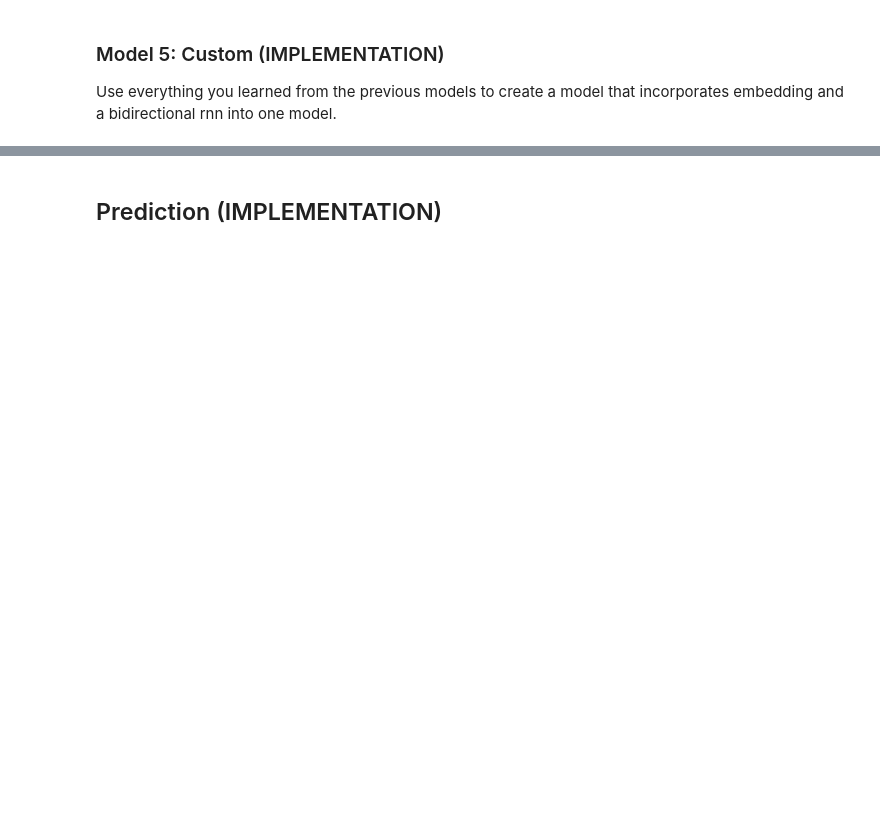
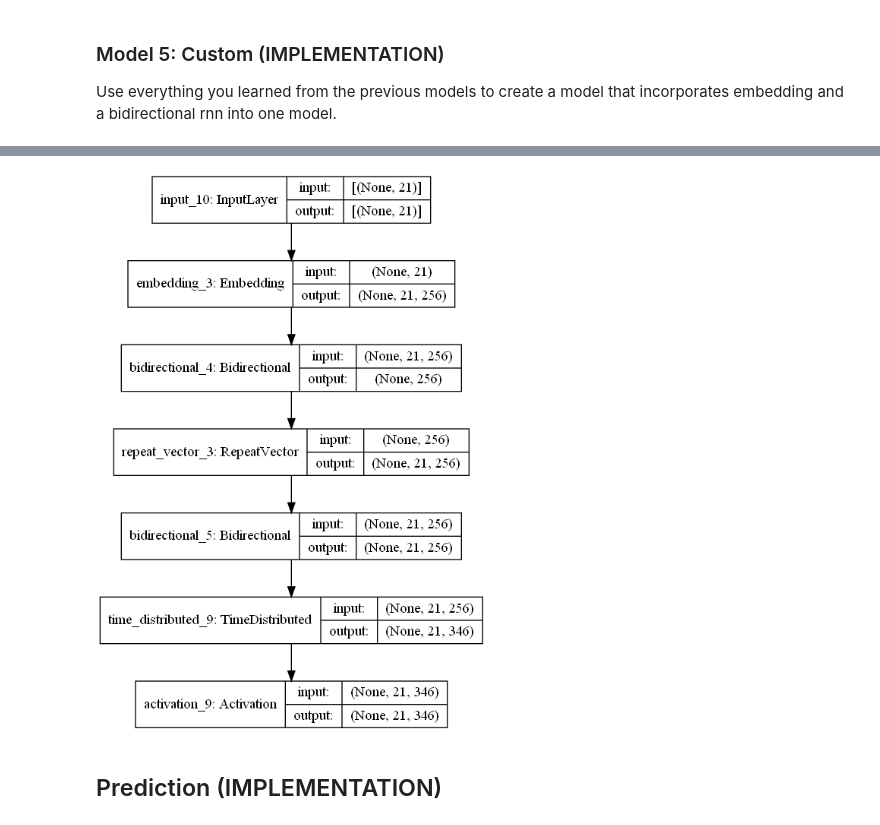
Before and after one commit to yhbyhb/aind2-nlp-capstone, a Jupyter notebook: machine_translation.ipynb, the cells around one changed output, grey strips where cells are left out. Cells and saved outputs as stored; diff of their text form; code cells hidden in the pictures; blank space fills up the shorter version.

```diff
--- a/machine_translation.ipynb
+++ b/machine_translation.ipynb
@@ -495,10 +575,17 @@ tmp_x = tmp_x.reshape((-1, preproc_french_sentences.shape[-2], 1))
 encdec_rnn_model = encdec_model(
     tmp_x.shape,
     max_french_sequence_length,
-    english_vocab_size,
-    french_vocab_size)
+    english_vocab_size+1,
+    french_vocab_size+1)
 encdec_rnn_model.fit(tmp_x, preproc_french_sentences, epochs=10, validation_split=0.2)
 
 # Print prediction(s)
+print('Model Prediction:')
 print(logits_to_text(encdec_rnn_model.predict(tmp_x[:1])[0], french_tokenizer))
+
+print('French Translation (Ground Truth):')
+print(french_sentences[:1])
+
+print('English Text:')
+print(english_sentences[:1])
 # %% [output]
@@ -539,7 +626,7 @@ def model_final(input_shape, output_sequence_length, english_vocab_size, french_
     dec_dim = 128
 
     input_seq = Input(input_shape[1:])
-    emb = Embedding(english_vocab_size + 1, embedding_dim)(input_seq)
+    emb = Embedding(english_vocab_size, embedding_dim)(input_seq)
     enc_rnn = Bidirectional(GRU(enc_dim))(emb)
     repeat_vec = RepeatVector(output_sequence_length)(enc_rnn)
     dec_rnn = Bidirectional(GRU(dec_dim, return_sequences=True))(repeat_vec)
@@ -562,11 +649,18 @@ tmp_x = pad(preproc_english_sentences, max_french_sequence_length)
 final_rnn_model = model_final(
     tmp_x.shape,
     max_french_sequence_length,
-    english_vocab_size,
-    french_vocab_size)
-final_rnn_model.fit(tmp_x, preproc_french_sentences, epochs=10, validation_split=0.2)
+    english_vocab_size+1,
+    french_vocab_size+1)
+final_train_result = final_rnn_model.fit(tmp_x, preproc_french_sentences, epochs=10, validation_split=0.2)
 
 # Print prediction(s)
+print('Model Prediction:')
 print(logits_to_text(final_rnn_model.predict(tmp_x[:1])[0], french_tokenizer))
+
+print('French Translation (Ground Truth):')
+print(french_sentences[:1])
+
+print('English Text:')
+print(english_sentences[:1])
 # %% [output]
 Final Model Loaded
@@ -589,3 +683,8 @@ new jersey est parfois calme pendant l' automne et il est neigeux en avril <PAD>
+# %%
+plot_model(final_rnn_model, show_shapes=True, show_layer_names=True, to_file='final_model.png')
+Image('final_model.png')
+# %% [output]
+[figure, added]
 # %% [markdown]
 ## Prediction (IMPLEMENTATION)
 # %%
```
Also changed, not shown: parts of 15 cells of this notebook, 4 other files.
